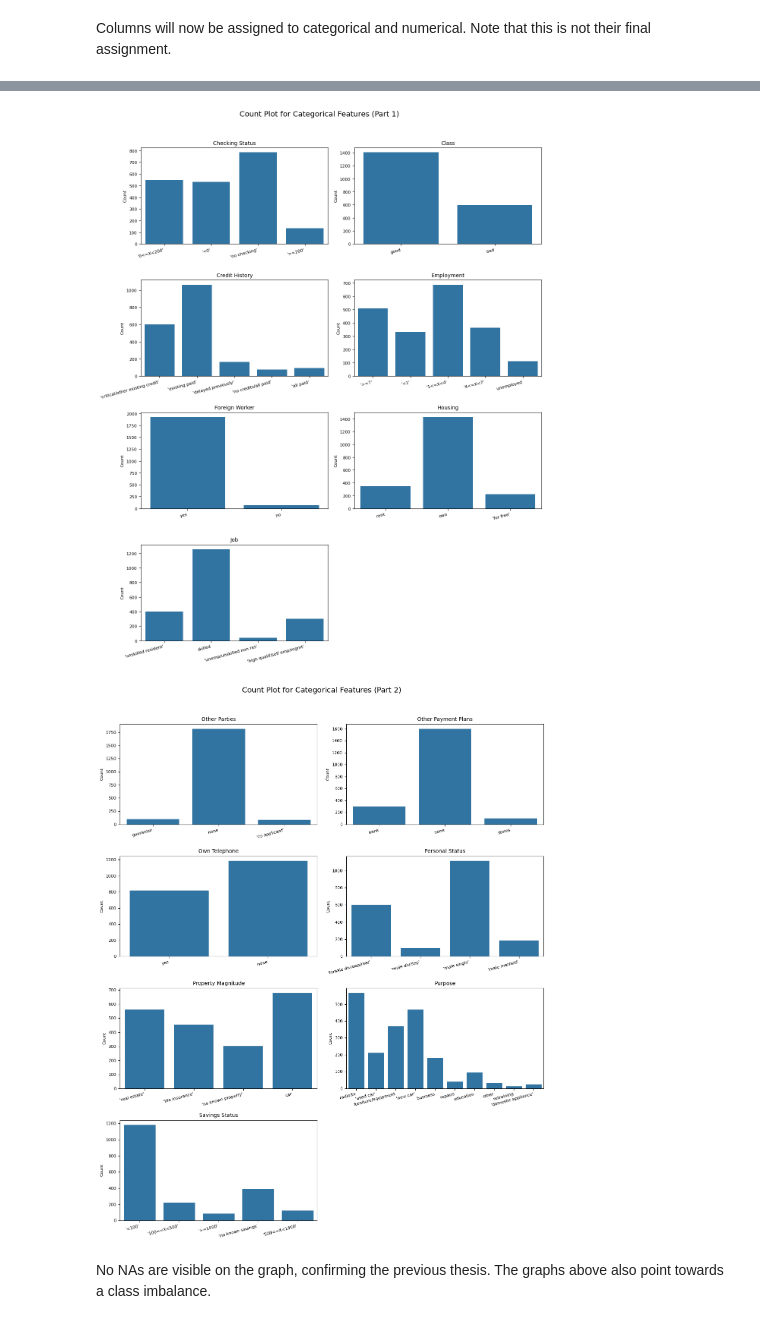
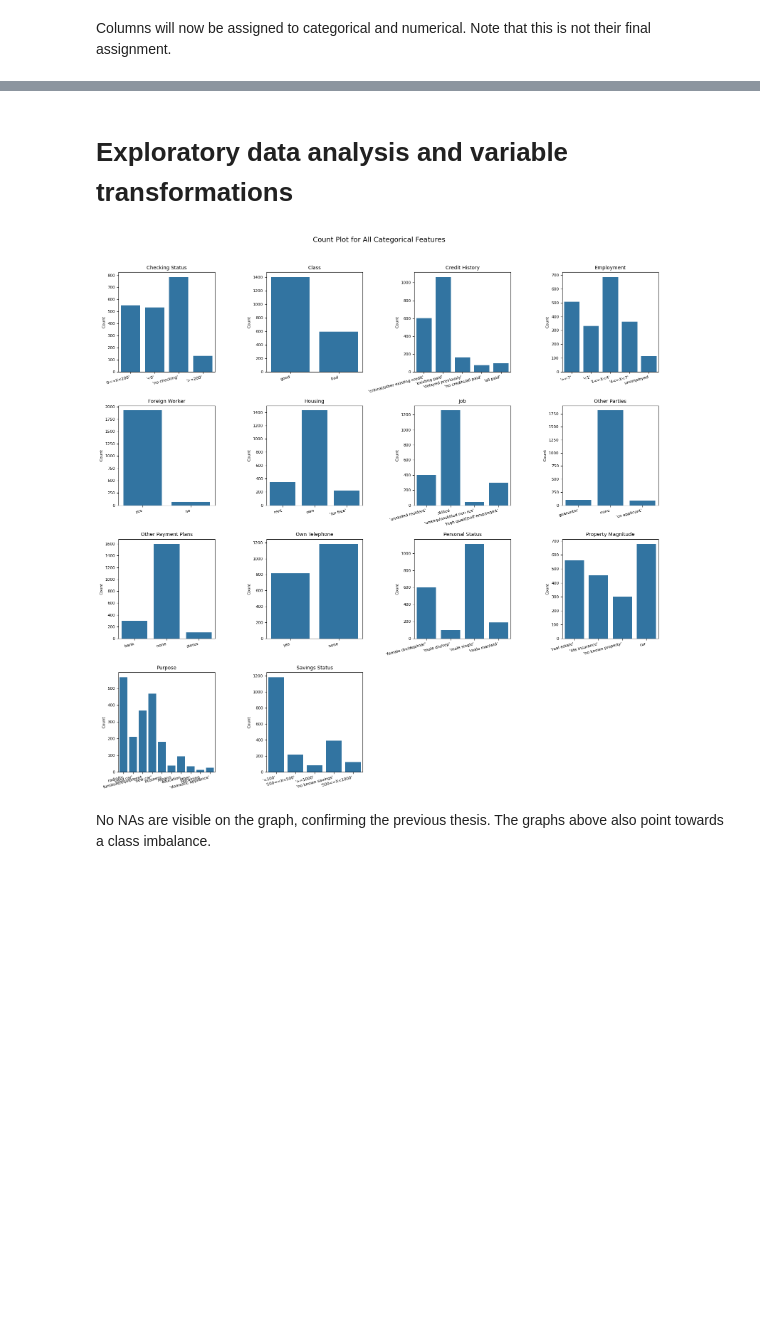
Before and after one commit to JanSz37/ML2_proj, a Jupyter notebook: classification.ipynb, the cells around one changed output, grey strips where cells are left out. Saved outputs shown, nothing was run; the diff lists cells and outputs as text; code cells hidden in the pictures; blank space fills up the shorter version.

```diff
--- a/classification.ipynb
+++ b/classification.ipynb
@@ -16,5 +18,5 @@ warnings.filterwarnings('ignore')
 # %%
-df = pd.read_csv("C:/Users/yayec/Documents/ML2_proj/c2.csv") # Importing data set
+df = pd.read_csv("./c2.csv") # Importing data set
 
 df.head()
 # %% [output]
@@ -78,6 +105,8 @@ Total unique features in personal_status : 4
 Total unique features in property_magnitude : 4
 Total unique features in purpose : 10
 Total unique features in savings_status : 5
+# %% [markdown]
+# Exploratory data analysis and variable transformations
 # %%
 plt.switch_backend('module://matplotlib_inline.backend_inline')
 
@@ -91,46 +120,41 @@ categories = [
     ("housing", "Housing"),
     ("job", "Job"),
     ("other_parties", "Other Parties"),
     ("other_payment_plans", "Other Payment Plans"),
     ("own_telephone", "Own Telephone"),
     ("personal_status", "Personal Status"),
     ("property_magnitude", "Property Magnitude"),
     ("purpose", "Purpose"),
     ("savings_status", "Savings Status"),
 ]
 
-# Split categories into two parts for separate grids
-categories1 = categories[:7]  # First 7 variables
-categories2 = categories[7:]  # Remaining variables
-
-# Function to create a grid of count plots
-def create_grid(categories, title, nrows, ncols, figsize):
+def create_single_grid(categories, title, nrows, ncols, figsize):
     fig, axes = plt.subplots(nrows, ncols, figsize=figsize)
     fig.suptitle(title, fontsize=14)
     for i, (col, col_title) in enumerate(categories):
         row, col_index = divmod(i, ncols)
         ax = axes[row, col_index]
         sns.countplot(ax=ax, data=df, x=col)
         ax.set_title(col_title, fontsize=10)
         ax.set_xlabel("")
         ax.set_ylabel("Count", fontsize=8)
         ax.tick_params(axis='x', labelsize=8)
         ax.tick_params(axis='y', labelsize=8)
         ax.set_xticklabels(ax.get_xticklabels(), rotation=15, ha="right")
-    # Hide any unused subplots
+
     for j in range(len(categories), nrows * ncols):
         fig.delaxes(axes.flatten()[j])
     plt.tight_layout(rect=[0, 0, 1, 0.96])
     plt.show()
 
-# Create the first grid
-create_grid(categories1, "Count Plot for Categorical Features (Part 1)", nrows=4, ncols=2, figsize=(12, 15))
+nrows = 4
+ncols = 4
+figsize = (16, 16)
 
-# Create the second grid
-create_grid(categories2, "Count Plot for Categorical Features (Part 2)", nrows=4, ncols=2, figsize=(12, 15))
+
+create_single_grid(categories, "Count Plot for All Categorical Features", nrows, ncols, figsize)
 # %% [output]
-[figure, old version]
+[figure, new version]
-[figure, removed]
 # %% [markdown]
 No NAs are visible on the graph, confirming the previous thesis. The graphs above also point towards a class imbalance.
 # %%
```
Also changed, not shown: parts of 38 cells of this notebook.
